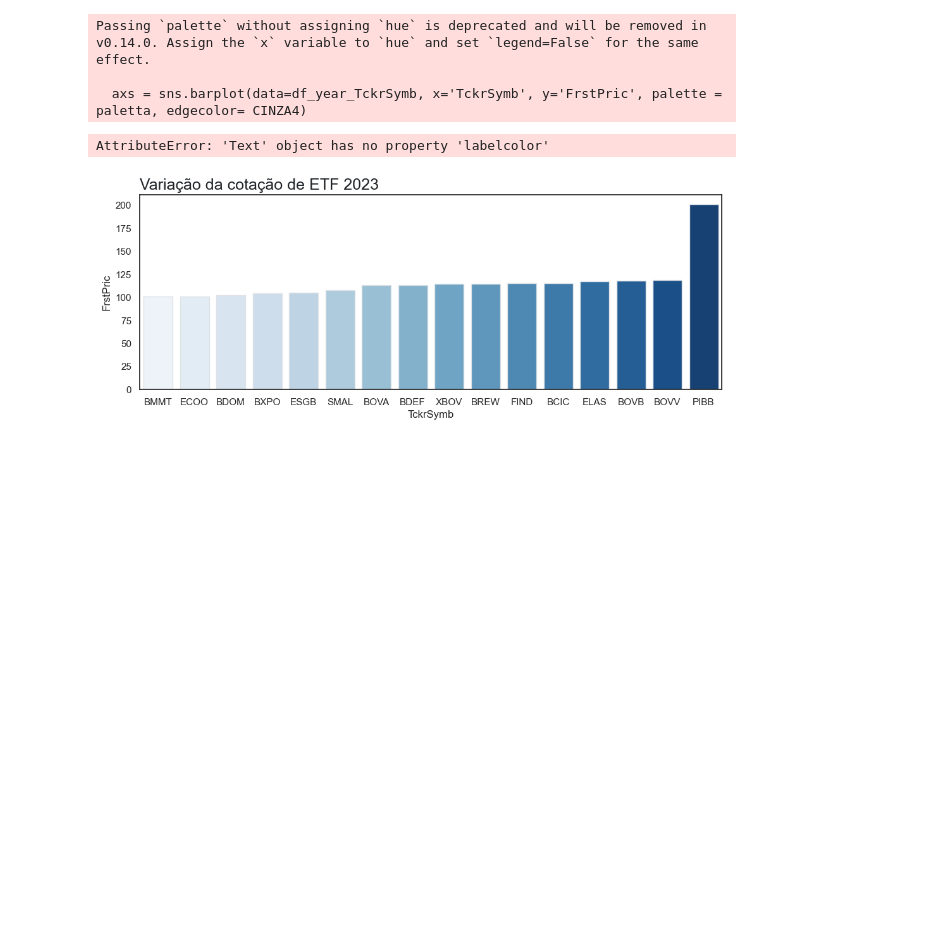
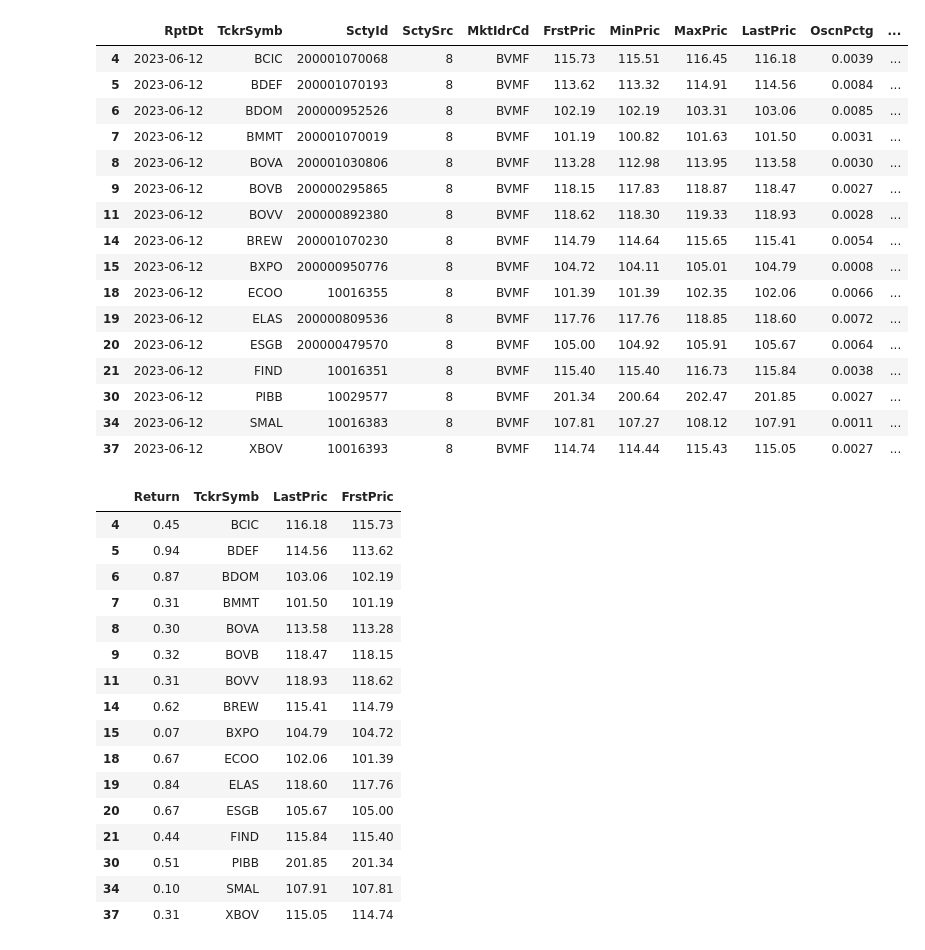
Before and after one commit to LaraGSilva/Analise-ETF-TradeB3, a Jupyter notebook: analise.ipynb, the cells around one changed output. Drawn from its saved outputs; the diff is of its cells as text; code cells hidden in the pictures; blank space fills up the shorter version.

Commit message:
Delta dos ativos

```diff
--- a/analise.ipynb
+++ b/analise.ipynb
@@ -46,8 +49,8 @@ def gerar_grafico_variacao_cotacao():
     axs = sns.barplot(data=df_year_TckrSymb, x='TckrSymb', y='FrstPric', palette = paletta, edgecolor= CINZA4)
 
     #Personalizando o gráfico
-    axs.set_title('Variação da cotação de ETF 2023', fontsize=18, color=CINZA1, loc='left')
-    axs.text(0.5, 0.95, 'Top ETF acima de 100 reais', fontsize=14, color=CINZA1, loc='left')
+    axs.set_title('Variação da cotação inicial dos ativos em 2023', fontsize=18, color=CINZA2, loc='left', fontweight='bold')
+    axs.text(0.0, 1, 'Top ETF'+"'s" +' acima de 100 reais',color=CINZA2, transform = axs.transAxes, fontsize=14, ha='left', va='top')
     axs.set_xlabel('ETF')
     axs.set_ylabel('')
     axs.set_yticklabels([])
@@ -65,9 +68,46 @@ def gerar_grafico_variacao_cotacao():
     return axs
 
 gerar_grafico_variacao_cotacao()
-# %% [output]
-Passing `palette` without assigning `hue` is deprecated and will be removed in v0.14.0. Assign the `x` variable to `hue` and set `legend=False` for the same effect.
-
-  axs = sns.barplot(data=df_year_TckrSymb, x='TckrSymb', y='FrstPric', palette = paletta, edgecolor= CINZA4)
-AttributeError: 'Text' object has no property 'labelcolor'
-[figure, removed]
+# %%
+#DataFrame - Volatilidade do mercado em 2023
+
+df_filtred['Return'] = df_filtred.groupby('TckrSymb')['LastPric'].transform('last') - df_filtred.groupby('TckrSymb')['FrstPric'].transform('first')
+display(df_filtred)
+
+df_variation = df_filtred[['Return', 'TckrSymb', 'LastPric', 'FrstPric']]
+display(df_variation)
+# %% [output]
+|  | RptDt | TckrSymb | SctyId | SctySrc | MktIdrCd | FrstPric | MinPric | MaxPric | LastPric | OscnPctg | ... |
+| 4 | 2023-06-12 | BCIC | 200001070068 | 8 | BVMF | 115.73 | 115.51 | 116.45 | 116.18 | 0.0039 | ... |
+| 5 | 2023-06-12 | BDEF | 200001070193 | 8 | BVMF | 113.62 | 113.32 | 114.91 | 114.56 | 0.0084 | ... |
+| 6 | 2023-06-12 | BDOM | 200000952526 | 8 | BVMF | 102.19 | 102.19 | 103.31 | 103.06 | 0.0085 | ... |
+| 7 | 2023-06-12 | BMMT | 200001070019 | 8 | BVMF | 101.19 | 100.82 | 101.63 | 101.50 | 0.0031 | ... |
+| 8 | 2023-06-12 | BOVA | 200001030806 | 8 | BVMF | 113.28 | 112.98 | 113.95 | 113.58 | 0.0030 | ... |
+| 9 | 2023-06-12 | BOVB | 200000295865 | 8 | BVMF | 118.15 | 117.83 | 118.87 | 118.47 | 0.0027 | ... |
+| 11 | 2023-06-12 | BOVV | 200000892380 | 8 | BVMF | 118.62 | 118.30 | 119.33 | 118.93 | 0.0028 | ... |
+| 14 | 2023-06-12 | BREW | 200001070230 | 8 | BVMF | 114.79 | 114.64 | 115.65 | 115.41 | 0.0054 | ... |
+| 15 | 2023-06-12 | BXPO | 200000950776 | 8 | BVMF | 104.72 | 104.11 | 105.01 | 104.79 | 0.0008 | ... |
+| 18 | 2023-06-12 | ECOO | 10016355 | 8 | BVMF | 101.39 | 101.39 | 102.35 | 102.06 | 0.0066 | ... |
+| 19 | 2023-06-12 | ELAS | 200000809536 | 8 | BVMF | 117.76 | 117.76 | 118.85 | 118.60 | 0.0072 | ... |
+| 20 | 2023-06-12 | ESGB | 200000479570 | 8 | BVMF | 105.00 | 104.92 | 105.91 | 105.67 | 0.0064 | ... |
+| 21 | 2023-06-12 | FIND | 10016351 | 8 | BVMF | 115.40 | 115.40 | 116.73 | 115.84 | 0.0038 | ... |
+| 30 | 2023-06-12 | PIBB | 10029577 | 8 | BVMF | 201.34 | 200.64 | 202.47 | 201.85 | 0.0027 | ... |
+| 34 | 2023-06-12 | SMAL | 10016383 | 8 | BVMF | 107.81 | 107.27 | 108.12 | 107.91 | 0.0011 | ... |
+| 37 | 2023-06-12 | XBOV | 10016393 | 8 | BVMF | 114.74 | 114.44 | 115.43 | 115.05 | 0.0027 | ... |
+|  | Return | TckrSymb | LastPric | FrstPric |
+| 4 | 0.45 | BCIC | 116.18 | 115.73 |
+| 5 | 0.94 | BDEF | 114.56 | 113.62 |
+| 6 | 0.87 | BDOM | 103.06 | 102.19 |
+| 7 | 0.31 | BMMT | 101.50 | 101.19 |
+| 8 | 0.30 | BOVA | 113.58 | 113.28 |
+| 9 | 0.32 | BOVB | 118.47 | 118.15 |
+| 11 | 0.31 | BOVV | 118.93 | 118.62 |
+| 14 | 0.62 | BREW | 115.41 | 114.79 |
+| 15 | 0.07 | BXPO | 104.79 | 104.72 |
+| 18 | 0.67 | ECOO | 102.06 | 101.39 |
+| 19 | 0.84 | ELAS | 118.60 | 117.76 |
+| 20 | 0.67 | ESGB | 105.67 | 105.00 |
+| 21 | 0.44 | FIND | 115.84 | 115.40 |
+| 30 | 0.51 | PIBB | 201.85 | 201.34 |
+| 34 | 0.10 | SMAL | 107.91 | 107.81 |
+| 37 | 0.31 | XBOV | 115.05 | 114.74 |
```
Also changed, not shown: parts of 3 cells of this notebook, 1 other file.
